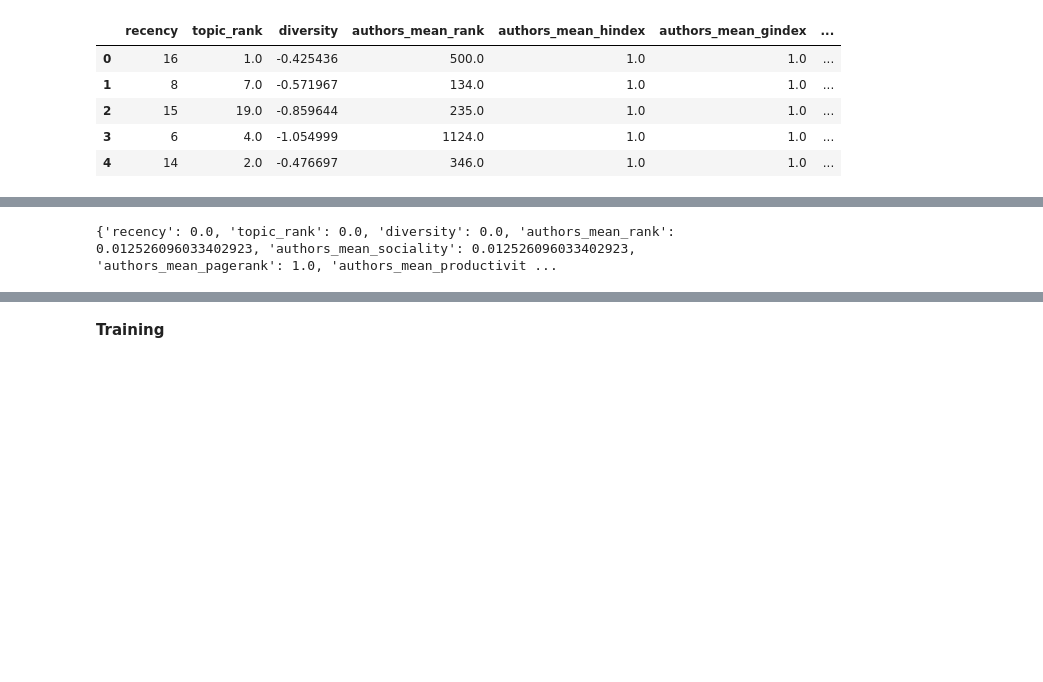
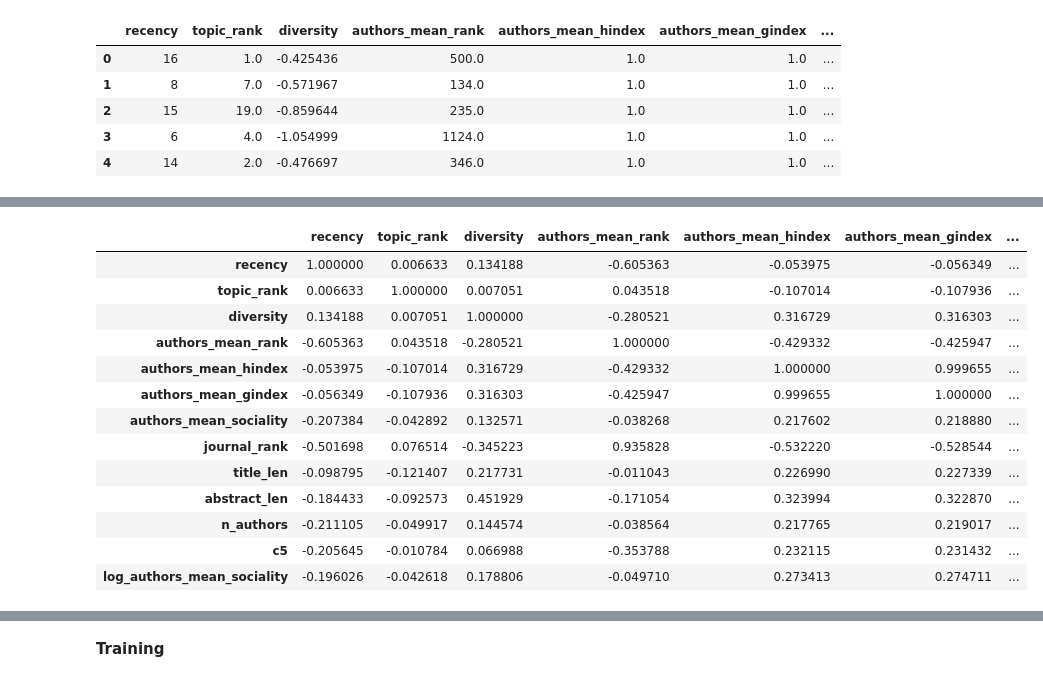
Before and after one commit to WhatCanWeDo/jet-brains-task, a Jupyter notebook: solution.ipynb, the cells around one changed output, grey strips where cells are left out. Cells and saved outputs as stored; diff of their text form; code cells hidden in the pictures; blank space fills up the shorter version.

```diff
--- a/solution.ipynb
+++ b/solution.ipynb
@@ -43 +58,18 @@ for col in data.columns:
+# %%
+data.corr().style.background_gradient(cmap='coolwarm')
+# %% [output]
+|  | recency | topic_rank | diversity | authors_mean_rank | authors_mean_hindex | authors_mean_gindex | ... |
+| recency | 1.000000 | 0.006633 | 0.134188 | -0.605363 | -0.053975 | -0.056349 | ... |
+| topic_rank | 0.006633 | 1.000000 | 0.007051 | 0.043518 | -0.107014 | -0.107936 | ... |
+| diversity | 0.134188 | 0.007051 | 1.000000 | -0.280521 | 0.316729 | 0.316303 | ... |
+| authors_mean_rank | -0.605363 | 0.043518 | -0.280521 | 1.000000 | -0.429332 | -0.425947 | ... |
+| authors_mean_hindex | -0.053975 | -0.107014 | 0.316729 | -0.429332 | 1.000000 | 0.999655 | ... |
+| authors_mean_gindex | -0.056349 | -0.107936 | 0.316303 | -0.425947 | 0.999655 | 1.000000 | ... |
+| authors_mean_sociality | -0.207384 | -0.042892 | 0.132571 | -0.038268 | 0.217602 | 0.218880 | ... |
+| journal_rank | -0.501698 | 0.076514 | -0.345223 | 0.935828 | -0.532220 | -0.528544 | ... |
+| title_len | -0.098795 | -0.121407 | 0.217731 | -0.011043 | 0.226990 | 0.227339 | ... |
+| abstract_len | -0.184433 | -0.092573 | 0.451929 | -0.171054 | 0.323994 | 0.322870 | ... |
+| n_authors | -0.211105 | -0.049917 | 0.144574 | -0.038564 | 0.217765 | 0.219017 | ... |
+| c5 | -0.205645 | -0.010784 | 0.066988 | -0.353788 | 0.232115 | 0.231432 | ... |
+| log_authors_mean_sociality | -0.196026 | -0.042618 | 0.178806 | -0.049710 | 0.273413 | 0.274711 | ... |
 # %%
@@ -45,11 +76,0 @@ data.drop(['authors_mean_hindex', 'authors_mean_gindex', 'n_authors'], axis='col
-# %%
-data.dropna(subset=['c5'], inplace=True)
-target = data['c5']
-data.drop(['c5'], axis='columns', inplace=True)
-nan_rate = {f'{column}' : data[column].isna().sum() / len(data[column]) for column in data.columns}
-print(nan_rate)
-drop_thresholder = 0.3
-columns_to_drop = [k for k, v in nan_rate.items() if v > drop_thresholder]
-data.drop(columns_to_drop, axis='columns', inplace=True)
-# %% [output]
-{'recency': 0.0, 'topic_rank': 0.0, 'diversity': 0.0, 'authors_mean_rank': 0.012526096033402923, 'authors_mean_sociality': 0.012526096033402923, 'authors_mean_pagerank': 1.0, 'authors_mean_productivit ...
```
Also changed, not shown: parts of 12 cells of this notebook, 2 other files.
